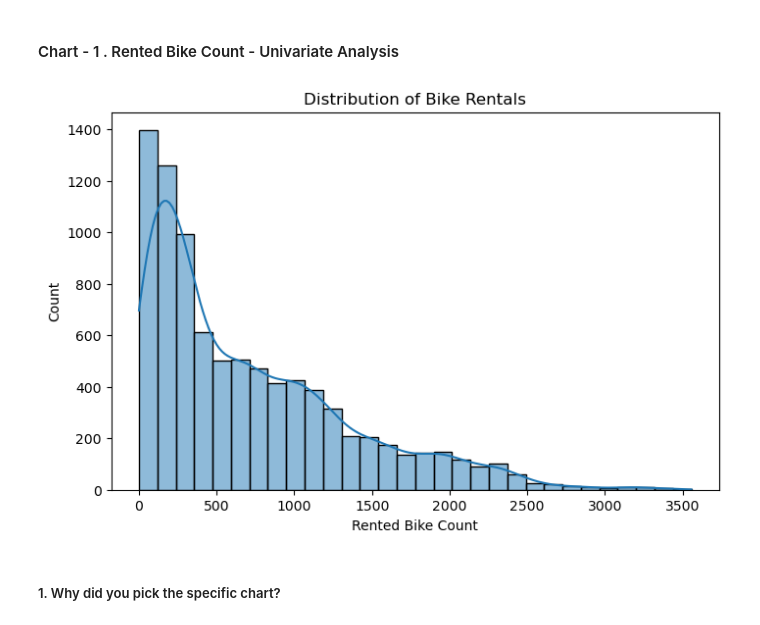
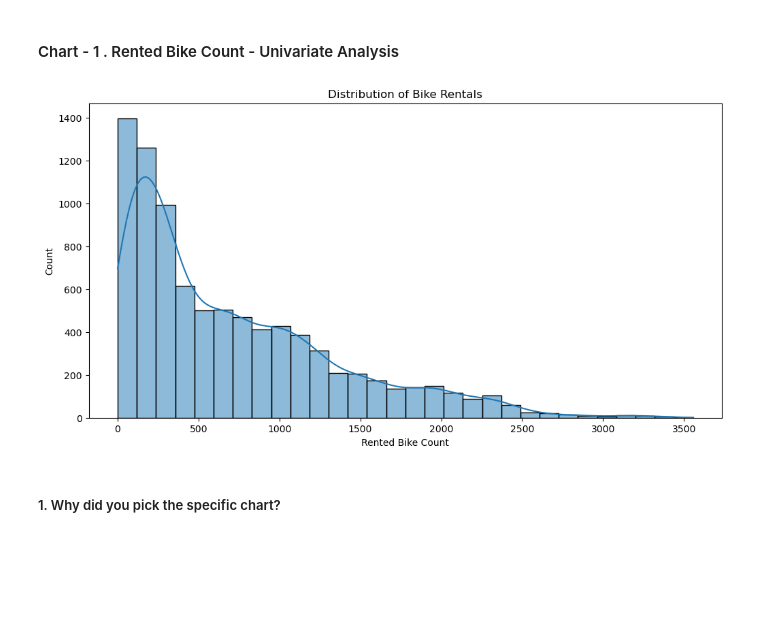
Before and after one commit to naveen95737/AB-MLCapstoneProject-YULU-Bike-Sharing, a Jupyter notebook: YULUBikeMLProject.ipynb, the cells around one changed output. Cells and saved outputs as stored; diff of their text form; code cells hidden in the pictures; blank space fills up the shorter version.

```diff
--- a/YULUBikeMLProject.ipynb
+++ b/YULUBikeMLProject.ipynb
@@ -91,4 +100,0 @@ from sklearn.metrics import mean_squared_error, r2_score
-# %%
-# Load Dataset
-path = r"C:\Users\navee\Documents\Alma Projects\ML Project\SeoulBikeData.csv"
-df = pd.read_csv(path, encoding='ISO-8859-1')
@@ -272,0 +295,9 @@ df['Weekend'] = df['Date'].dt.weekday.apply(lambda x: 1 if x >= 5 else 0)
+# %%
+# Standardizing numerical features
+numerical_features = ['Temperature(°C)', 'Humidity(%)', 'Wind speed (m/s)', 'Visibility (10m)',
+                      'Dew point temperature(°C)', 'Solar Radiation (MJ/m2)', 'Rainfall(mm)', 'Snowfall (cm)']
+
+scaler = StandardScaler()
+df[numerical_features] = scaler.fit_transform(df[numerical_features])
+
+print(df.head())
@@ -301,12 +350,12 @@ df['Weekend'] = df['Date'].dt.weekday.apply(lambda x: 1 if x >= 5 else 0)
 #### Chart - 1 . Rented Bike Count - Univariate Analysis
 # %%
 # Chart - 1 visualization code
-plt.figure(figsize=(8, 5))
+plt.figure(figsize=(12, 6))
 sns.histplot(df['Rented Bike Count'], bins=30, kde=True)
 plt.title("Distribution of Bike Rentals")
 plt.show()
 # %% [output]
-[figure, old version]
+[figure, new version]
 # %% [markdown]
 ##### 1. Why did you pick the specific chart?
 # %% [markdown]
```
Also changed, not shown: parts of 32 cells of this notebook.
